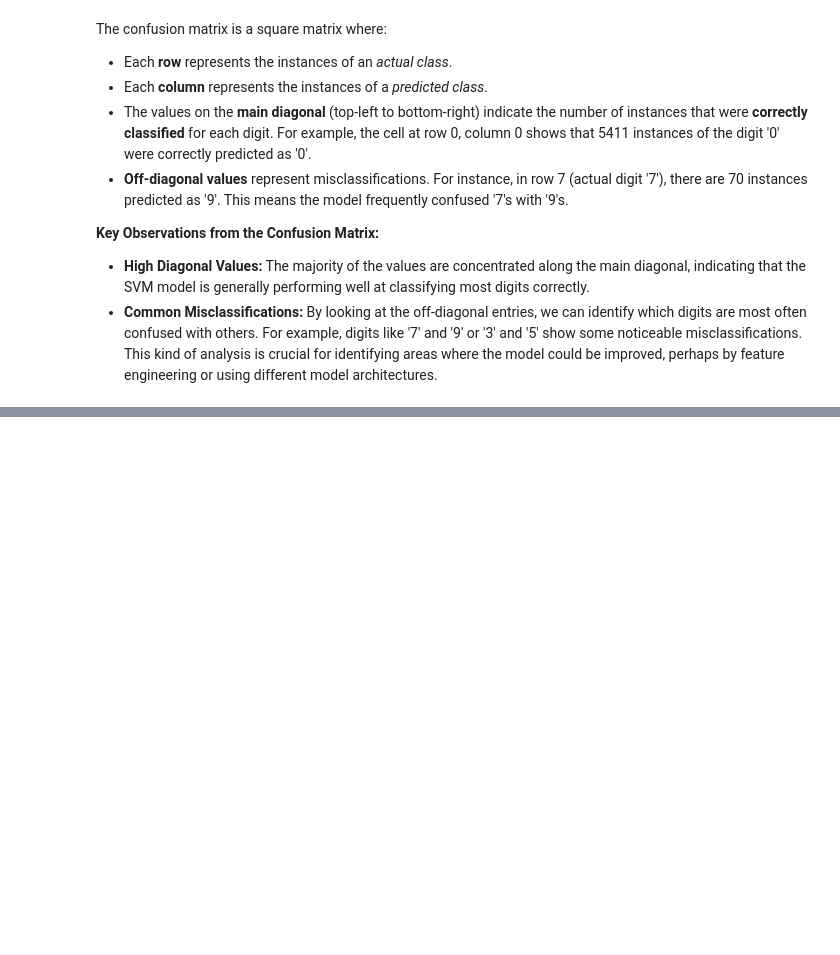
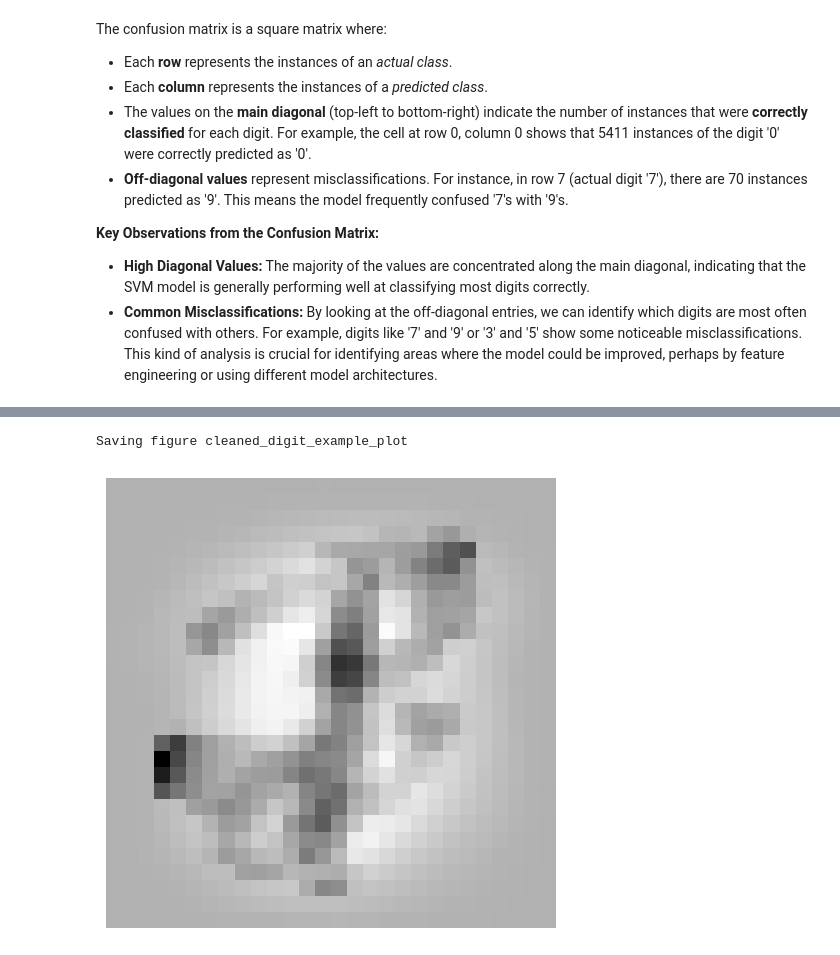
Before and after one commit to Wanjala-B/MNIST-Multilabel-classification-, a Jupyter notebook: Multiclass_Classification_Project.ipynb, the cells around one changed output, grey strips where cells are left out. Saved outputs shown, nothing was run; the diff lists cells and outputs as text; code cells hidden in the pictures; blank space fills up the shorter version.

```diff
--- a/Multiclass_Classification_Project.ipynb
+++ b/Multiclass_Classification_Project.ipynb
@@ -179,0 +249,11 @@ The confusion matrix is a square matrix where:
+# %%
+from sklearn.neighbors import KNeighborsRegressor
+
+knn_reg = KNeighborsRegressor()
+knn_reg.fit(X_train_mod, y_train_mod)
+clean_digit = knn_reg.predict([X_test_mod[some_index]])
+plot_digit(clean_digit)
+save_fig("cleaned_digit_example_plot")
+# %% [output]
+Saving figure cleaned_digit_example_plot
+[figure, added]
```
Also changed, not shown: parts of 7 cells of this notebook.
